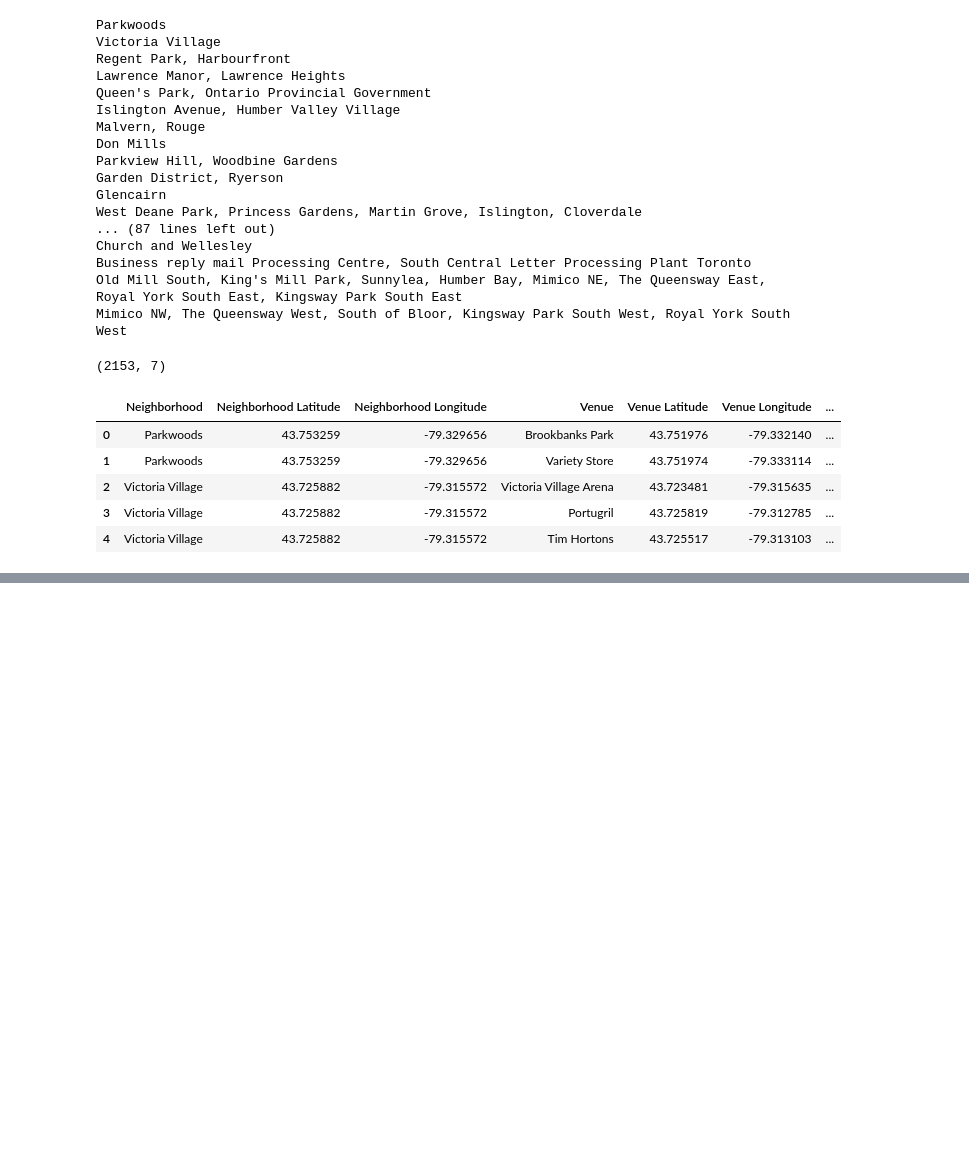
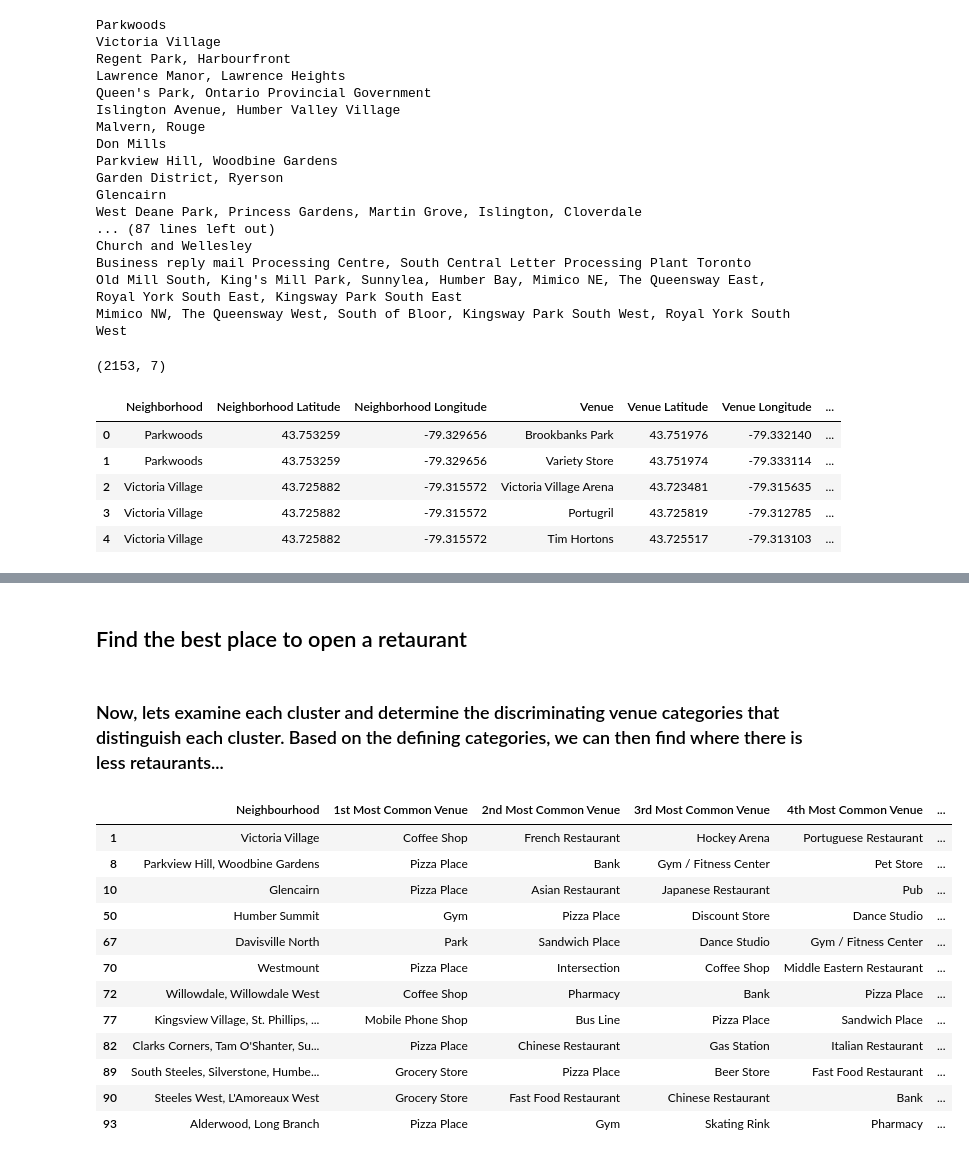
Before and after one commit to eazarsa/Final-project, a Jupyter notebook: Coursera_IBM_DS_Final Project.ipynb, the cells around one changed output, grey strips where cells are left out. Drawn from its saved outputs; the diff is of its cells as text; code cells hidden in the pictures; blank space fills up the shorter version.

```diff
--- a/Coursera_IBM_DS_Final Project.ipynb
+++ b/Coursera_IBM_DS_Final Project.ipynb
@@ -255,0 +418,20 @@ Toronto_venues.head()
+# %% [markdown]
+## Find the best place to open a retaurant
+# %% [markdown]
+### Now, lets examine each cluster and determine the discriminating venue categories that distinguish each cluster. Based on the defining categories, we can then find where there is less retaurants...
+# %%
+toronto_merged.loc[toronto_merged['Cluster Labels'] == 0, toronto_merged.columns[[1] + list(range(5, toronto_merged.shape[1]))]]
+# %% [output]
+|  | Neighbourhood | 1st Most Common Venue | 2nd Most Common Venue | 3rd Most Common Venue | 4th Most Common Venue | ... |
+| 1 | Victoria Village | Coffee Shop | French Restaurant | Hockey Arena | Portuguese Restaurant | ... |
+| 8 | Parkview Hill, Woodbine Gardens | Pizza Place | Bank | Gym / Fitness Center | Pet Store | ... |
+| 10 | Glencairn | Pizza Place | Asian Restaurant | Japanese Restaurant | Pub | ... |
+| 50 | Humber Summit | Gym | Pizza Place | Discount Store | Dance Studio | ... |
+| 67 | Davisville North | Park | Sandwich Place | Dance Studio | Gym / Fitness Center | ... |
+| 70 | Westmount | Pizza Place | Intersection | Coffee Shop | Middle Eastern Restaurant | ... |
+| 72 | Willowdale, Willowdale West | Coffee Shop | Pharmacy | Bank | Pizza Place | ... |
+| 77 | Kingsview Village, St. Phillips, ... | Mobile Phone Shop | Bus Line | Pizza Place | Sandwich Place | ... |
+| 82 | Clarks Corners, Tam O'Shanter, Su... | Pizza Place | Chinese Restaurant | Gas Station | Italian Restaurant | ... |
+| 89 | South Steeles, Silverstone, Humbe... | Grocery Store | Pizza Place | Beer Store | Fast Food Restaurant | ... |
+| 90 | Steeles West, L'Amoreaux West | Grocery Store | Fast Food Restaurant | Chinese Restaurant | Bank | ... |
+| 93 | Alderwood, Long Branch | Pizza Place | Gym | Skating Rink | Pharmacy | ... |
```
Also changed, not shown: parts of 17 cells of this notebook.
